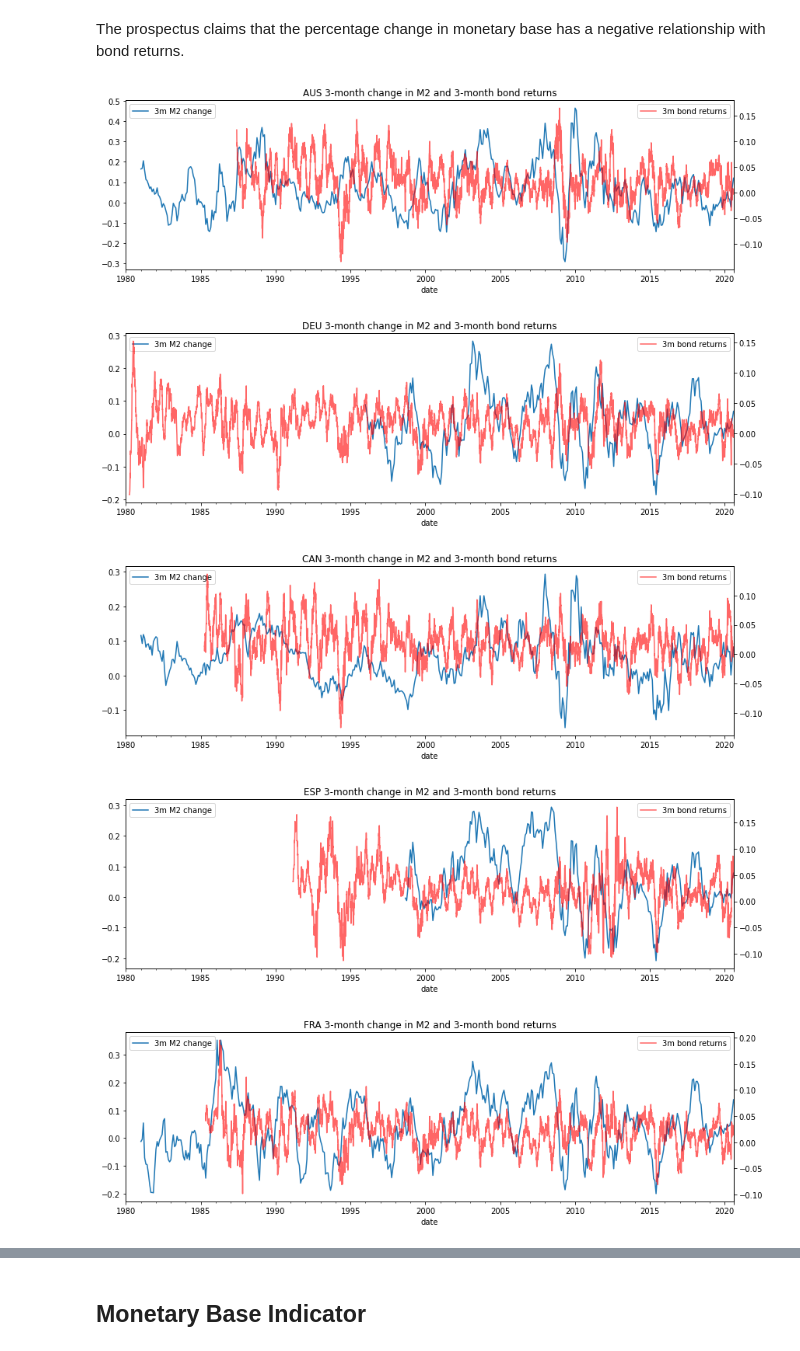
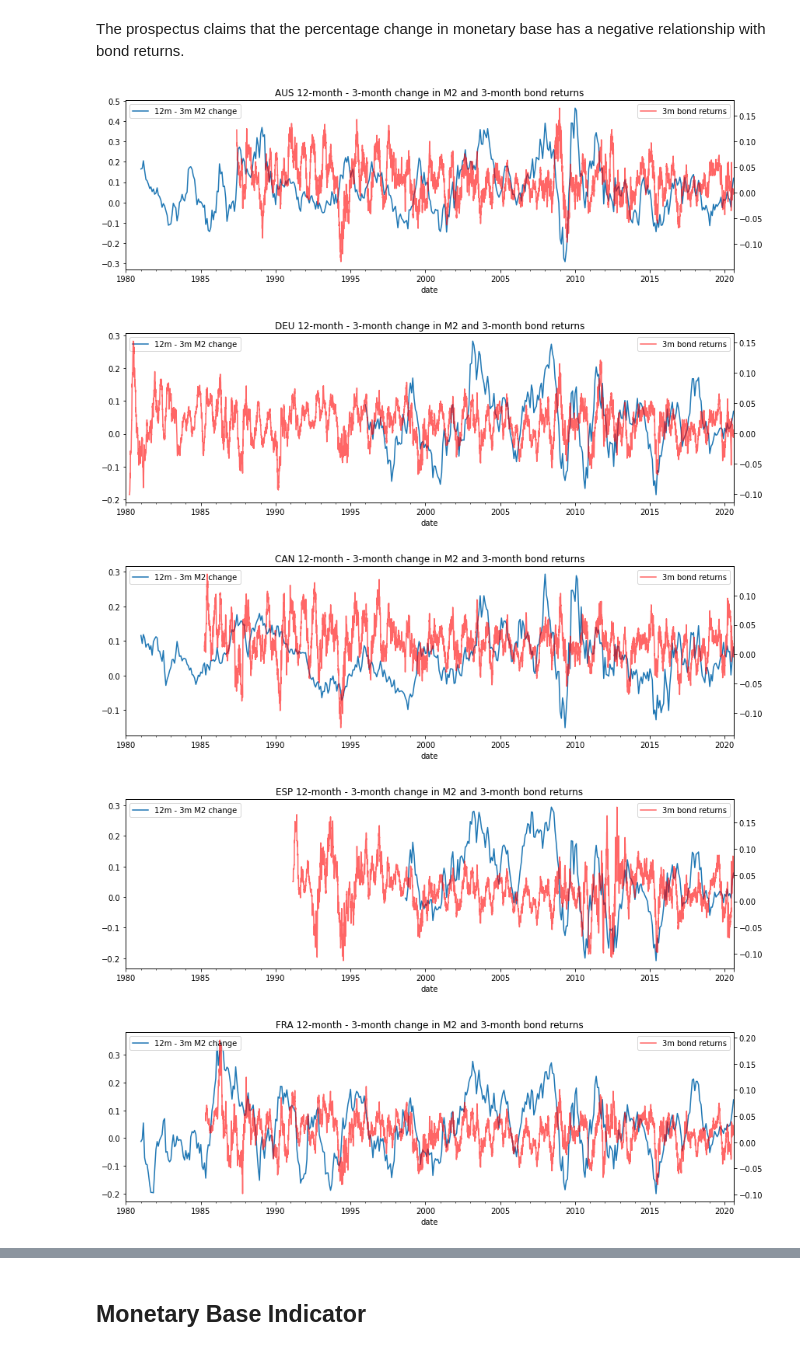
Before and after one commit to Mike-Huntress/Internship2020, a Jupyter notebook: notebooks/monetary_base.ipynb, the cells around one changed output, grey strips where cells are left out. Drawn from its saved outputs; the diff is of its cells as text; code cells hidden in the pictures.

```diff
--- a/notebooks/monetary_base.ipynb
+++ b/notebooks/monetary_base.ipynb
@@ -61,18 +61,18 @@ The prospectus claims that the percentage change in monetary base has a negative
 # %%
 m2_change_3m = m2_modified.pct_change(3)
 m2_change_12m = m2_modified.pct_change(12)
 m2_change_growth = m2_change_12m - m2_change_3m
 bond_rets_3m = bond_rets_local_fx.pct_change(3 * WEEKDAYS_PER_MONTH)
 for country in bond_premium:
     fig, ax = plt.subplots()
     m2_change_growth[country].plot()
     ax2 = bond_rets_3m[country].plot(style='red', alpha=0.6, secondary_y=True)
-    ax.set_title(f'{country} 3-month change in M2 and 3-month bond returns')
-    ax.legend(['3m M2 change'], loc='upper left')
+    ax.set_title(f'{country} 12-month - 3-month change in M2 and 3-month bond returns')
+    ax.legend(['12m - 3m M2 change'], loc='upper left')
     ax2.legend(['3m bond returns'], loc='upper right')
 # %% [output]
-[figure, old version]
+[figure, new version]
-[figure, old version]
+[figure, new version]
-[figure, old version]
+[figure, new version]
-[figure, old version]
+[figure, new version]
-[figure, old version]
+[figure, new version]
```
Also changed, not shown: parts of 3 cells of this notebook, 1 other file.
